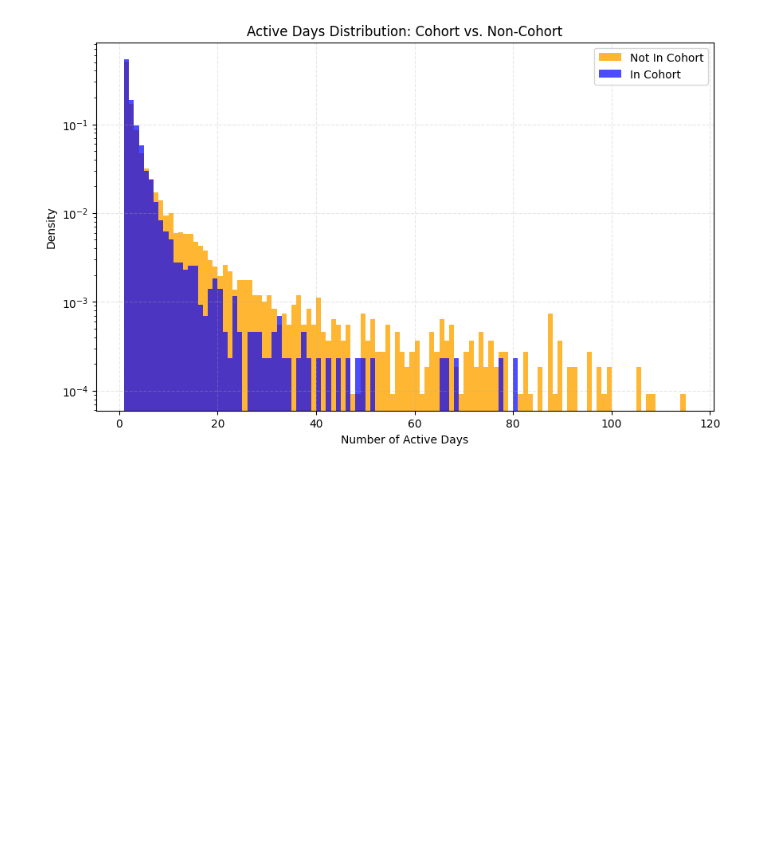
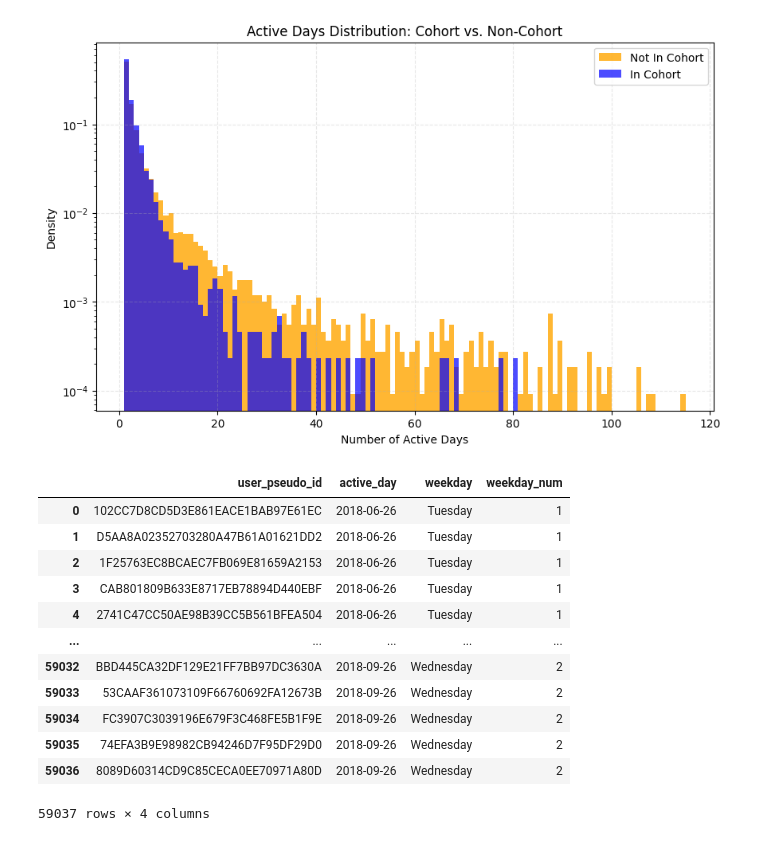
Before and after one commit to Adir-Amar/FloodIt-product-analytics, a Jupyter notebook: notebooks/02_retention_analysis.ipynb, the cells around one changed output. Cells and saved outputs as stored; diff of their text form; code cells hidden in the pictures; blank space fills up the shorter version.

```diff
--- a/notebooks/02_retention_analysis.ipynb
+++ b/notebooks/02_retention_analysis.ipynb
@@ -262,3 +262,22 @@ plt.legend()
 plt.show()
 # %% [output]
 [figure]
+# %%
+user_journal['weekday'] = user_journal['active_day'].dt.day_name()
+user_journal['weekday_num'] = user_journal['active_day'].dt.dayofweek
+
+user_journal
+# %% [output]
+|  | user_pseudo_id | active_day | weekday | weekday_num |
+| 0 | 102CC7D8CD5D3E861EACE1BAB97E61EC | 2018-06-26 | Tuesday | 1 |
+| 1 | D5AA8A02352703280A47B61A01621DD2 | 2018-06-26 | Tuesday | 1 |
+| 2 | 1F25763EC8BCAEC7FB069E81659A2153 | 2018-06-26 | Tuesday | 1 |
+| 3 | CAB801809B633E8717EB78894D440EBF | 2018-06-26 | Tuesday | 1 |
+| 4 | 2741C47CC50AE98B39CC5B561BFEA504 | 2018-06-26 | Tuesday | 1 |
+| ... | ... | ... | ... | ... |
+| 59032 | BBD445CA32DF129E21FF7BB97DC3630A | 2018-09-26 | Wednesday | 2 |
+| 59033 | 53CAAF361073109F66760692FA12673B | 2018-09-26 | Wednesday | 2 |
+| 59034 | FC3907C3039196E679F3C468FE5B1F9E | 2018-09-26 | Wednesday | 2 |
+| 59035 | 74EFA3B9E98982CB94246D7F95DF29D0 | 2018-09-26 | Wednesday | 2 |
+| 59036 | 8089D60314CD9C85CECA0EE70971A80D | 2018-09-26 | Wednesday | 2 |
+59037 rows × 4 columns
```
Also changed, not shown: parts of 13 cells of this notebook.
